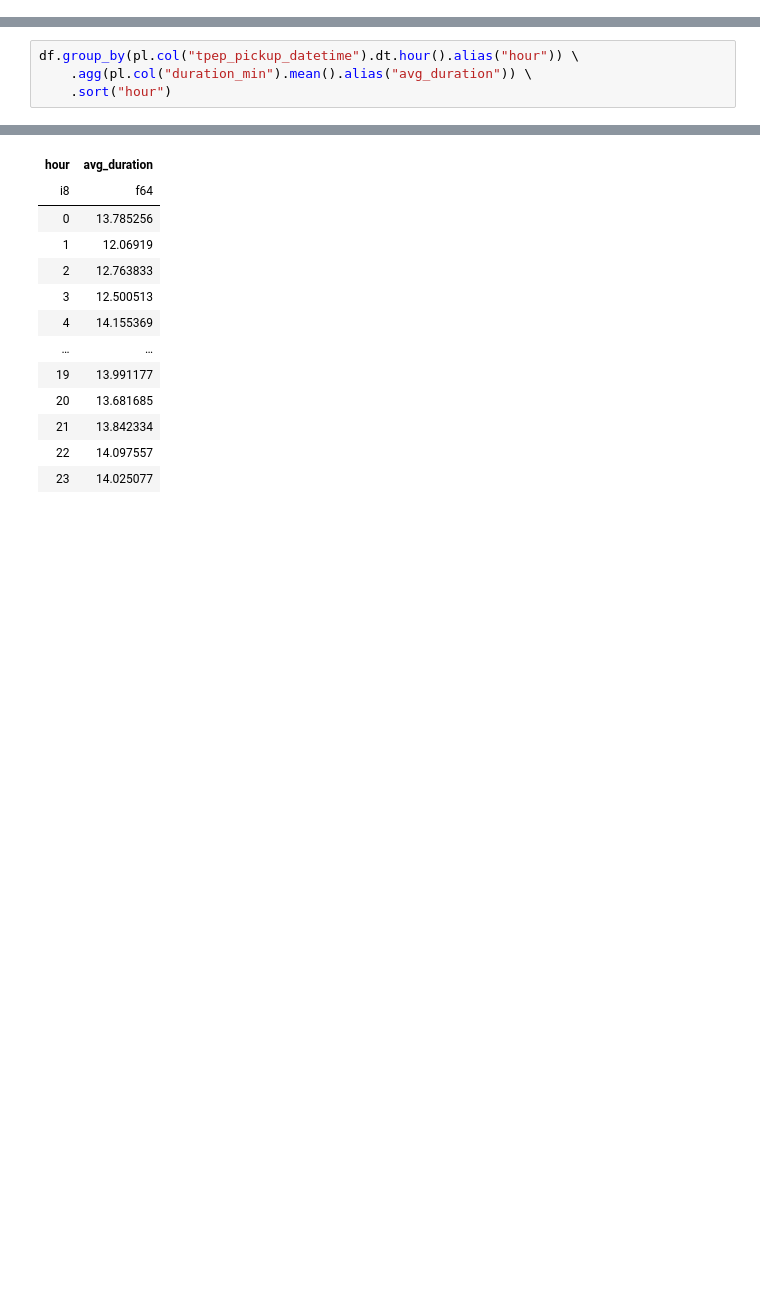
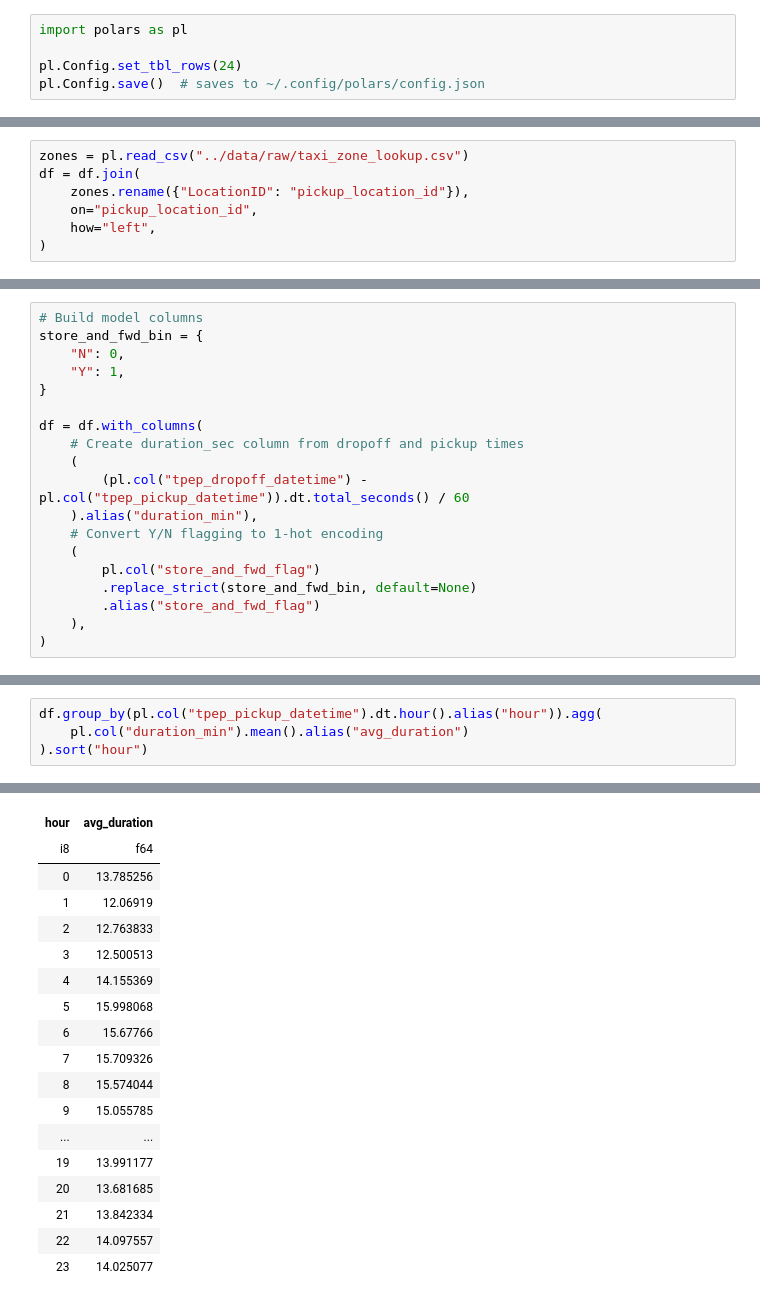
Before and after one commit to Iurisprudentia/ml-tinker, a Jupyter notebook: notebooks/eda_2025.ipynb, the cells around one changed output, grey strips where cells are left out. Saved outputs shown, nothing was run; the diff lists cells and outputs as text; blank space fills up the shorter version.

```diff
--- a/notebooks/eda_2025.ipynb
+++ b/notebooks/eda_2025.ipynb
@@ -0,0 +1,5 @@
+# %%
+import polars as pl
+
+pl.Config.set_tbl_rows(24)
+pl.Config.save()  # saves to ~/.config/polars/config.json
@@ -27,0 +22,7 @@ df = df.with_columns(
+# %%
+zones = pl.read_csv("../data/raw/taxi_zone_lookup.csv")
+df = df.join(
+    zones.rename({"LocationID": "pickup_location_id"}),
+    on="pickup_location_id",
+    how="left",
+)
@@ -27,0 +38,19 @@ df = df.with_columns(
+# %%
+# Build model columns
+store_and_fwd_bin = {
+    "N": 0,
+    "Y": 1,
+}
+
+df = df.with_columns(
+    # Create duration_sec column from dropoff and pickup times
+    (
+        (pl.col("tpep_dropoff_datetime") - pl.col("tpep_pickup_datetime")).dt.total_seconds() / 60
+    ).alias("duration_min"),
+    # Convert Y/N flagging to 1-hot encoding
+    (
+        pl.col("store_and_fwd_flag")
+        .replace_strict(store_and_fwd_bin, default=None)
+        .alias("store_and_fwd_flag")
+    ),
+)
@@ -65,17 +242,22 @@ shape: (3_473_175, 21)
 # %%
-df.group_by(pl.col("tpep_pickup_datetime").dt.hour().alias("hour")) \
-    .agg(pl.col("duration_min").mean().alias("avg_duration")) \
-    .sort("hour")
+df.group_by(pl.col("tpep_pickup_datetime").dt.hour().alias("hour")).agg(
+    pl.col("duration_min").mean().alias("avg_duration")
+).sort("hour")
 # %% [output]
 shape: (24, 2)
 | hour | avg_duration |
 | i8 | f64 |
 | 0 | 13.785256 |
 | 1 | 12.06919 |
 | 2 | 12.763833 |
 | 3 | 12.500513 |
 | 4 | 14.155369 |
-| … | … |
+| 5 | 15.998068 |
+| 6 | 15.67766 |
+| 7 | 15.709326 |
+| 8 | 15.574044 |
+| 9 | 15.055785 |
+| ... | ... |
 | 19 | 13.991177 |
 | 20 | 13.681685 |
 | 21 | 13.842334 |
```
Also changed, not shown: parts of 13 cells of this notebook.
